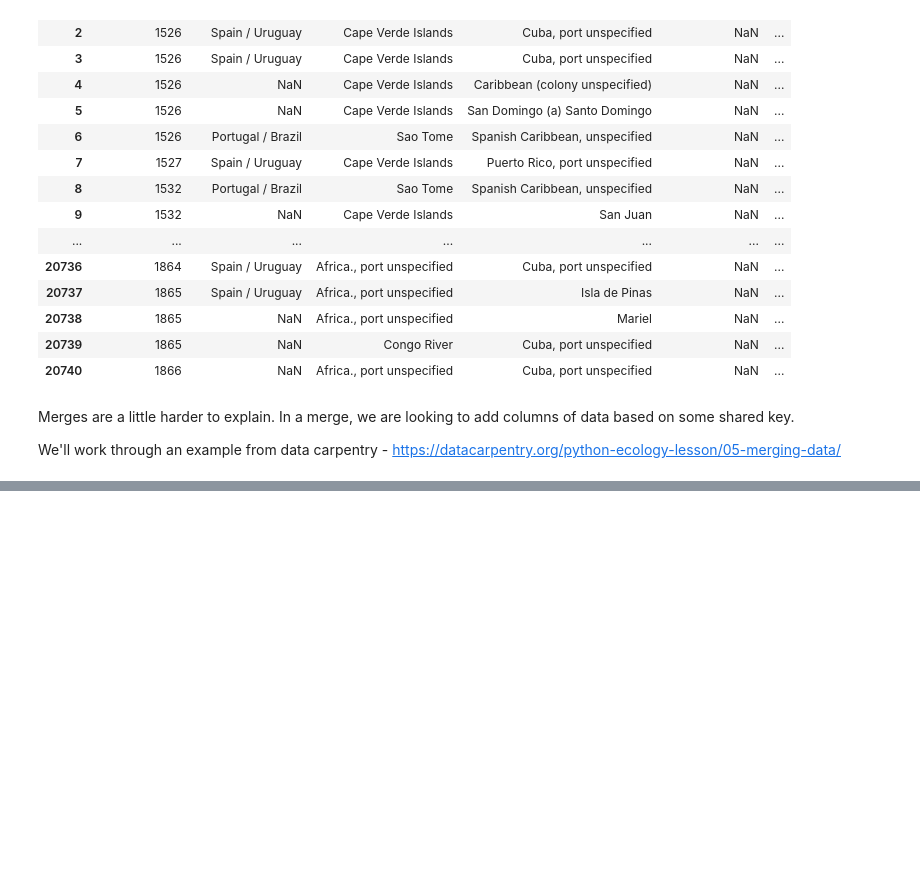
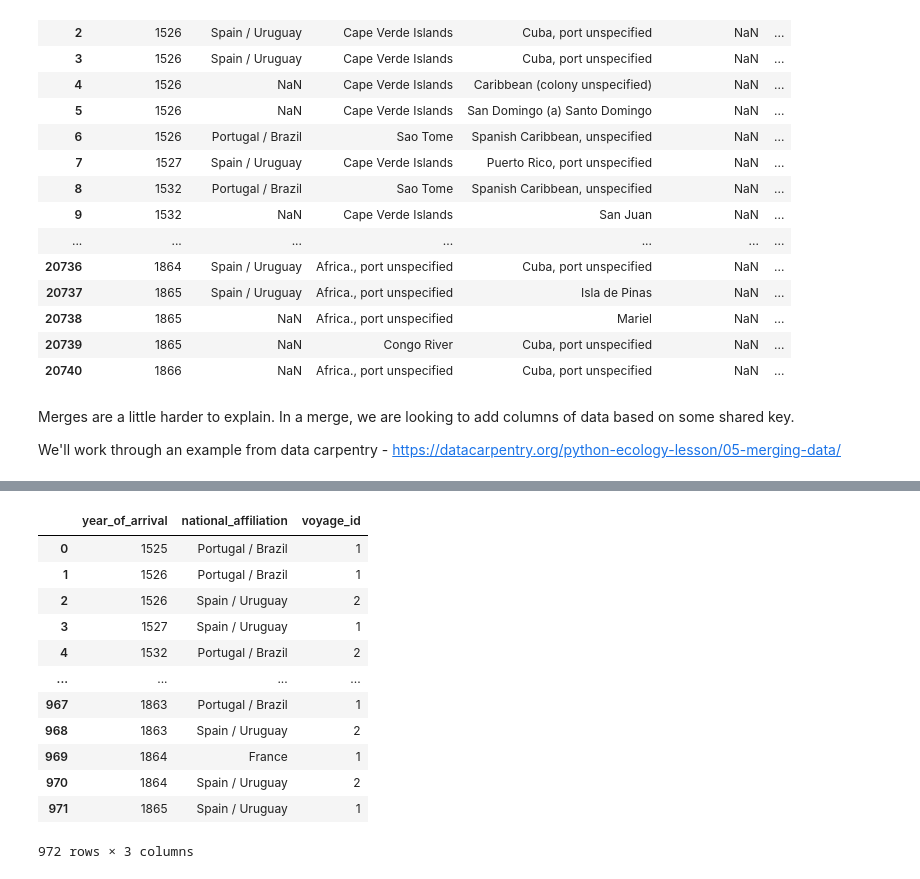
Before and after one commit to jerielizabeth/Workshops-DataVisualization, a Jupyter notebook: REL503_001_Pandas2_Aggregating_Data.ipynb, the cells around one changed output, grey strips where cells are left out. Saved outputs shown, nothing was run; the diff lists cells and outputs as text; code cells hidden in the pictures; blank space fills up the shorter version.

```diff
--- a/REL503_001_Pandas2_Aggregating_Data.ipynb
+++ b/REL503_001_Pandas2_Aggregating_Data.ipynb
@@ -444,0 +465,16 @@ We'll work through an example from data carpentry - https://datacarpentry.org/py
+# %%
+long_df
+# %% [output]
+|  | year_of_arrival | national_affiliation | voyage_id |
+| 0 | 1525 | Portugal / Brazil | 1 |
+| 1 | 1526 | Portugal / Brazil | 1 |
+| 2 | 1526 | Spain / Uruguay | 2 |
+| 3 | 1527 | Spain / Uruguay | 1 |
+| 4 | 1532 | Portugal / Brazil | 2 |
+| ... | ... | ... | ... |
+| 967 | 1863 | Portugal / Brazil | 1 |
+| 968 | 1863 | Spain / Uruguay | 2 |
+| 969 | 1864 | France | 1 |
+| 970 | 1864 | Spain / Uruguay | 2 |
+| 971 | 1865 | Spain / Uruguay | 1 |
+972 rows × 3 columns
```
Also changed, not shown: parts of 6 cells of this notebook.
